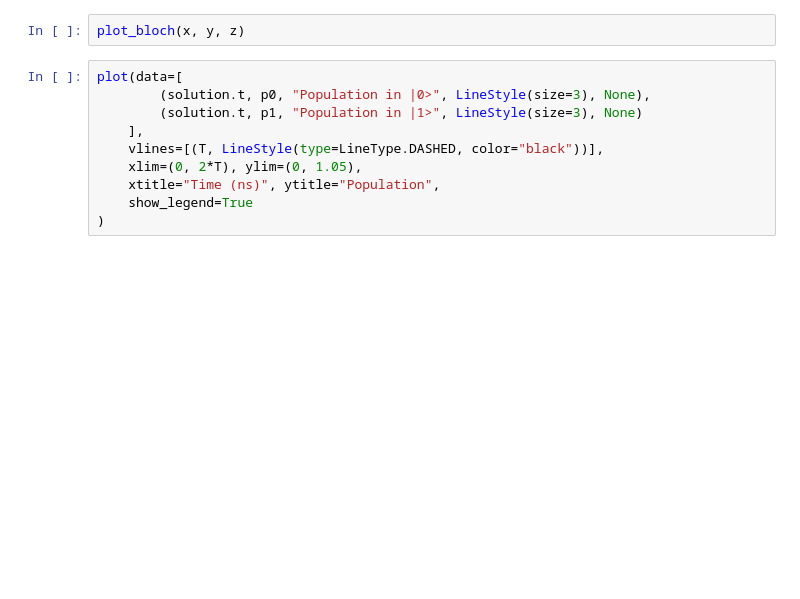
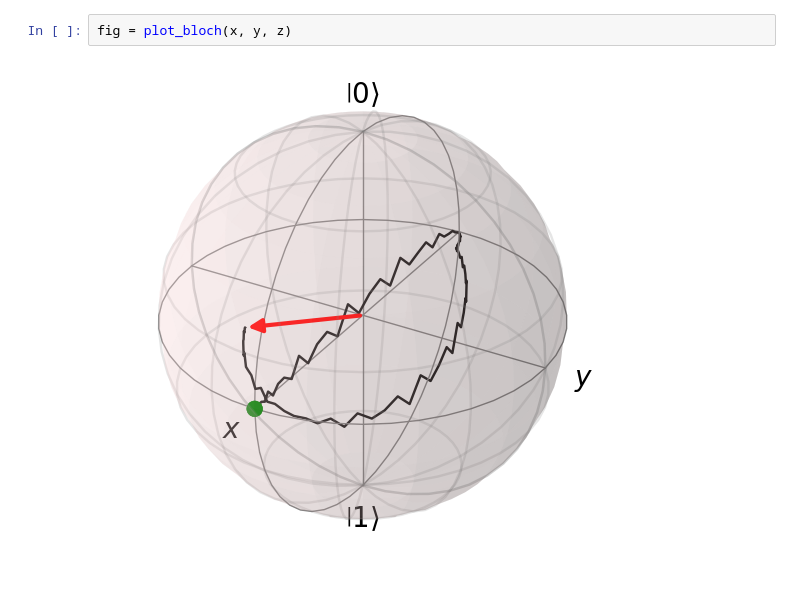
Before and after one commit to sinel/casq, a Jupyter notebook: src/casq/notebooks/playground.ipynb, the cells around one changed output. Drawn from its saved outputs; the diff is of its cells as text; blank space fills up the shorter version.

```diff
--- a/src/casq/notebooks/playground.ipynb
+++ b/src/casq/notebooks/playground.ipynb
@@ -160,12 +102,4 @@ plot(data=[
 # %%
-plot_bloch(x, y, z)
+fig = plot_bloch(x, y, z)
+# %% [output]
+[figure, added]
-# %%
-plot(data=[
-        (solution.t, p0, "Population in |0>", LineStyle(size=3), None),
-        (solution.t, p1, "Population in |1>", LineStyle(size=3), None)
-    ],
-    vlines=[(T, LineStyle(type=LineType.DASHED, color="black"))],
-    xlim=(0, 2*T), ylim=(0, 1.05),
-    xtitle="Time (ns)", ytitle="Population",
-    show_legend=True
-)
```
Also changed, not shown: parts of 14 cells of this notebook, 8 other files.
